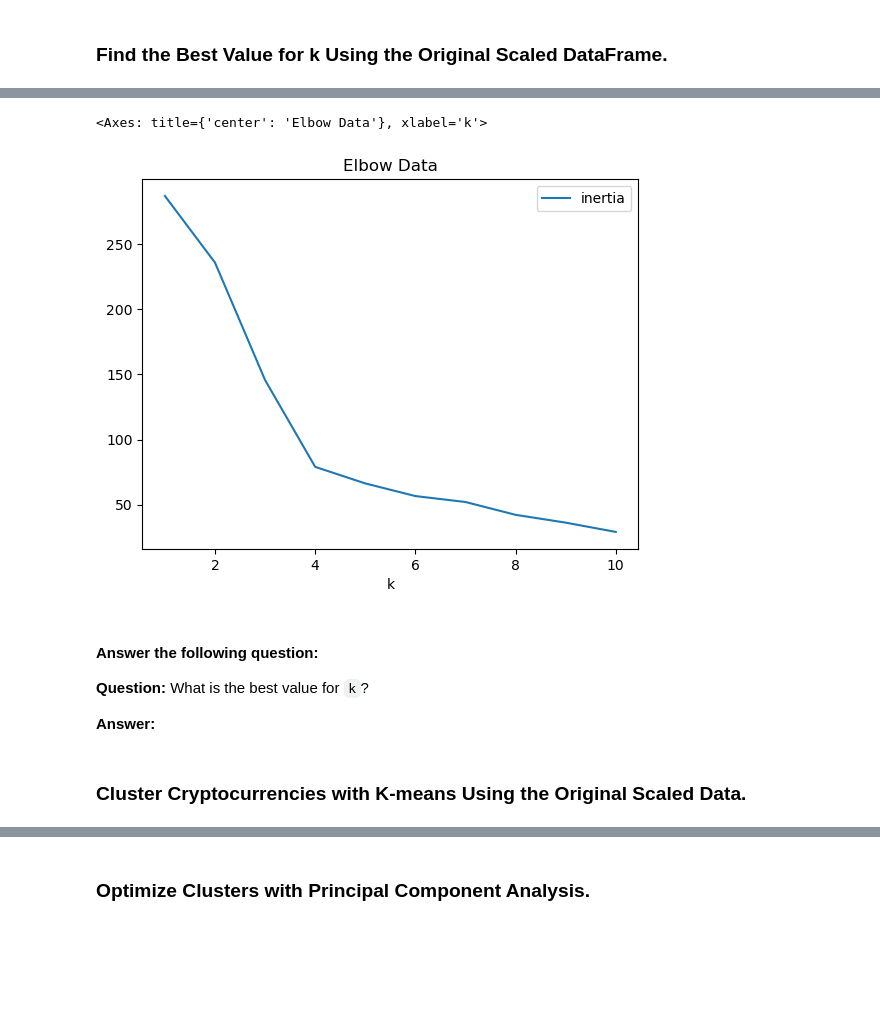
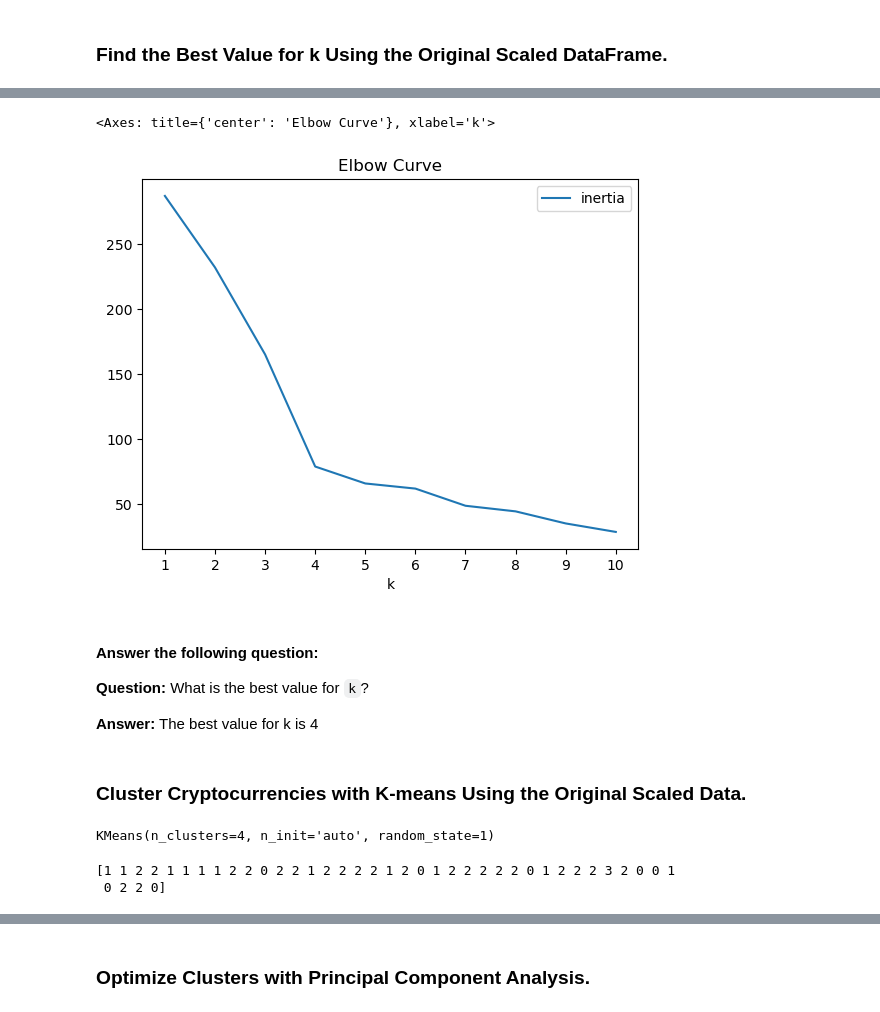
Before and after one commit to dannygallardo/CryptoClustering, a Jupyter notebook: Crypto_Clustering.ipynb, the cells around one changed output, grey strips where cells are left out. Drawn from its saved outputs; the diff is of its cells as text; code cells hidden in the pictures; blank space fills up the shorter version.

Commit message:
Added Kmeans clusters

```diff
--- a/Crypto_Clustering.ipynb
+++ b/Crypto_Clustering.ipynb
@@ -144,18 +144,19 @@ elbow_df
 # %%
 # Plot a line chart with all the inertia values computed with
 # the different values of k to visually identify the optimal value for k.
 elbow_df.plot.line(
     x='k',
     y='inertia',
-    title='Elbow Data')
+    title='Elbow Curve',
+    xticks= k)
 # %% [output]
-<Axes: title={'center': 'Elbow Data'}, xlabel='k'>
+<Axes: title={'center': 'Elbow Curve'}, xlabel='k'>
-[figure, old version]
+[figure, new version]
 # %% [markdown]
 #### Answer the following question:
 **Question:** What is the best value for `k`?
 
-**Answer:**
+**Answer:** The best value for k is 4
 # %% [markdown]
 ### Cluster Cryptocurrencies with K-means Using the Original Scaled Data.
 # %%
@@ -163,9 +166,16 @@ elbow_df.plot.line(
 # %%
 # Fit the K-Means model using the scaled data
+k4.fit(scaled_coins_df, )
+# %% [output]
+KMeans(n_clusters=4, n_init='auto', random_state=1)
 # %%
 # Predict the clusters to group the cryptocurrencies using the scaled data
-
+k4_predictions = k4.predict(scaled_coins_df)
 
 # View the resulting array of cluster values.
+print(k4_predictions)
+# %% [output]
+[1 1 2 2 1 1 1 1 2 2 0 2 2 1 2 2 2 2 1 2 0 1 2 2 2 2 2 0 1 2 2 2 3 2 0 0 1
+ 0 2 2 0]
 # %%
 # Create a copy of the DataFrame
```
Also changed, not shown: parts of 5 cells of this notebook.
